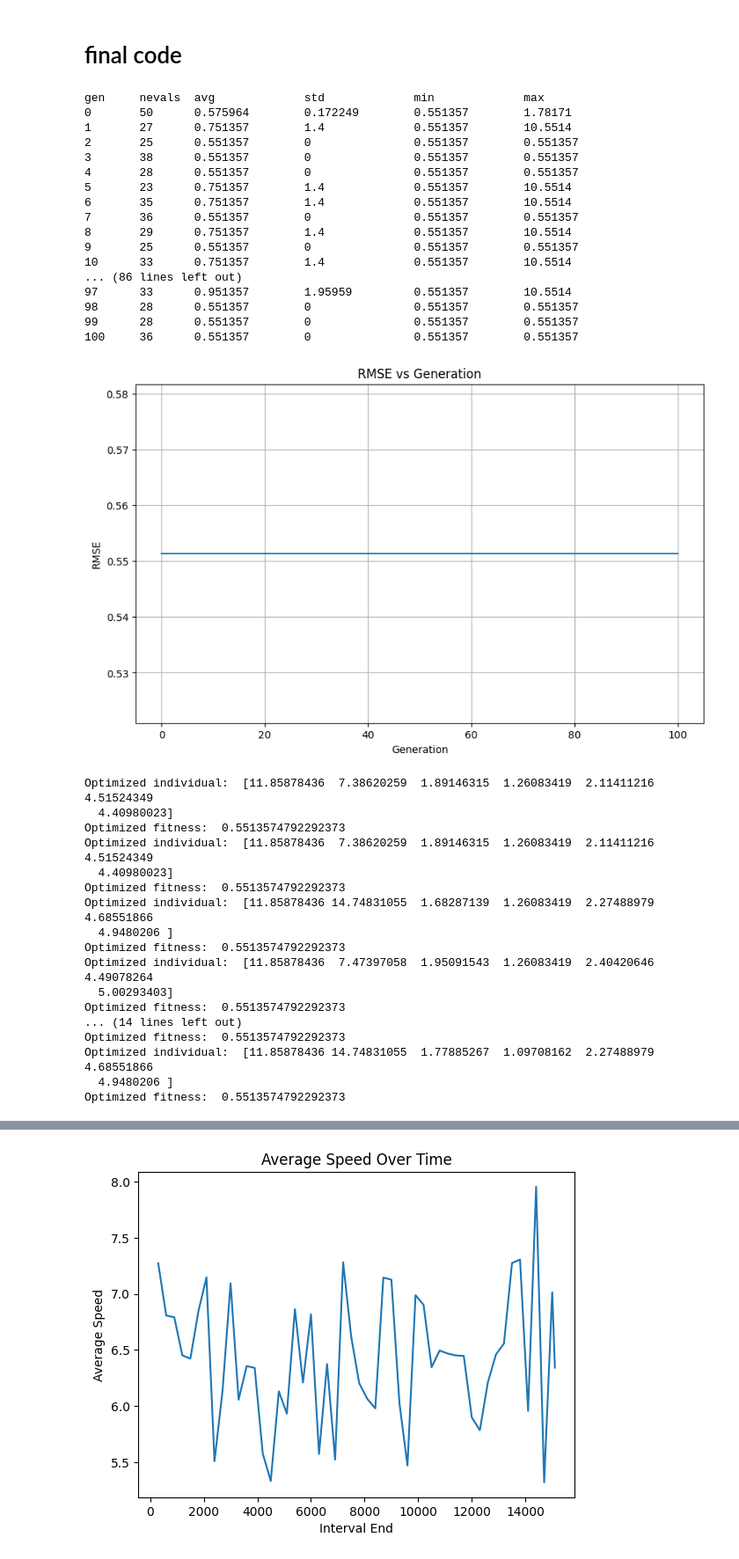
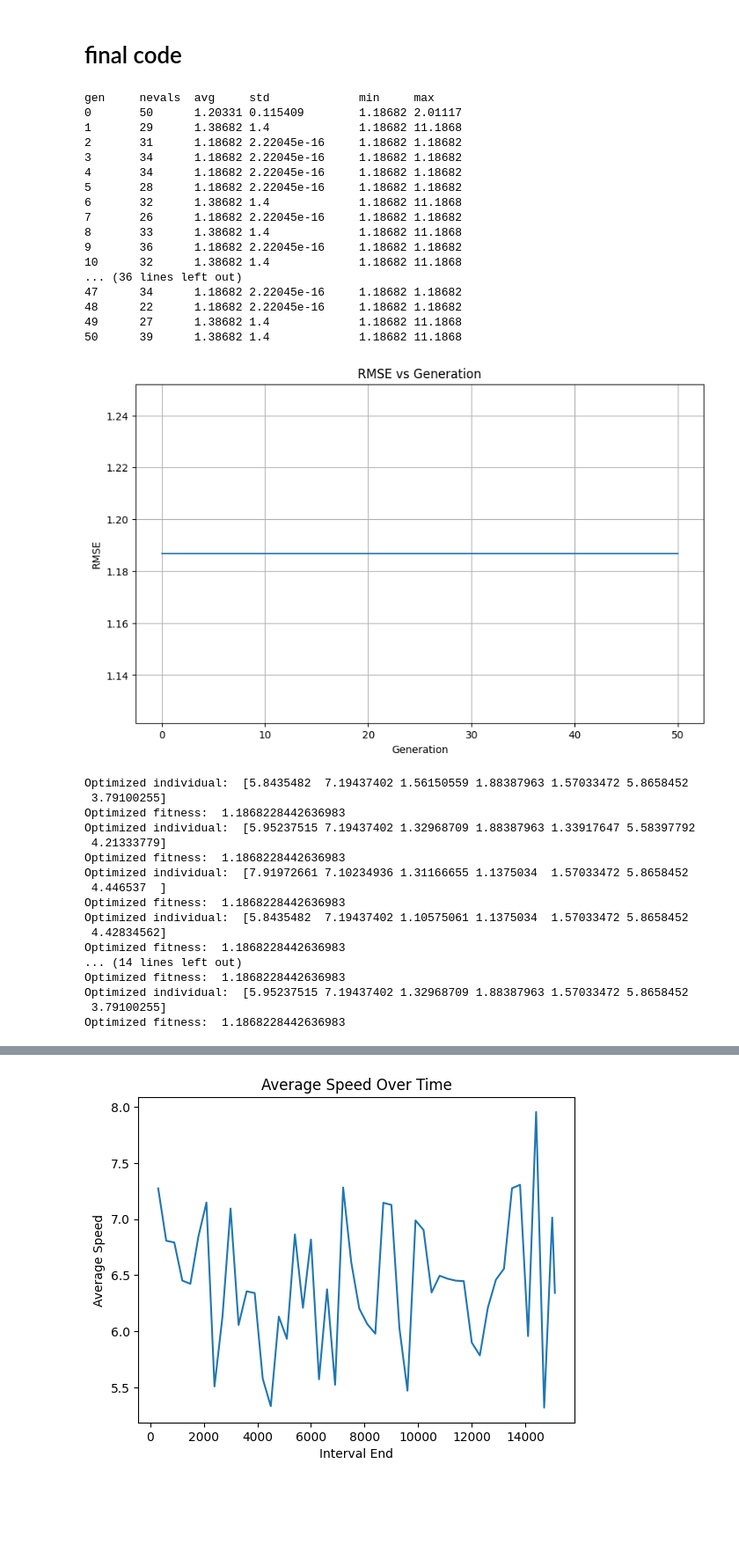
Before and after one commit to mkhaleghian/Frazier_Street_Diet_Project, a Jupyter notebook: ITSC_paper/speed_analysis.ipynb, the cells around one changed output, grey strips where cells are left out. Shown at 88% size. Saved outputs shown, nothing was run; the diff lists cells and outputs as text; code cells hidden in the pictures; blank space fills up the shorter version.

```diff
--- a/ITSC_paper/speed_analysis.ipynb
+++ b/ITSC_paper/speed_analysis.ipynb
@@ -80,7 +81,7 @@ speed_calibration_weekday['step_time_sec'] = np.arange(0, 14401, 300)
 # Also assuming 'intersection' column contains names of intersections
 
 # Filter data for the intersection 'Market E' and separate into weekday and weekend
-market_e_data = grouped_averages[grouped_averages['intersection'] == 'Market E']
+market_e_data = grouped_averages[grouped_averages['intersection'] == 'Forest W']
 
 weekday_data_market_e = market_e_data[market_e_data['day_type'] == 'Weekday'].copy()
 weekend_data_market_e = market_e_data[market_e_data['day_type'] == 'Weekend'].copy()
@@ -694,7 +710,7 @@ stats.register("min", np.min)
 stats.register("max", np.max)
 
 # Run the GA
-pop, logbook = algorithms.eaSimple(population, toolbox, cxpb=0.5, mutpb=0.2, ngen=100,
+pop, logbook = algorithms.eaSimple(population, toolbox, cxpb=0.5, mutpb=0.2, ngen=50,
                                    stats=stats, verbose=True)
 
 # Extract data from the logbook
@@ -724,68 +740,71 @@ def calculate_fitness(individual):
 
     # Add a penalty term for unrealistic parameter values
     penalty = 0
     if individual[0] < 5 or individual[0] > 18:
         penalty += 10
     if individual[1] < 5 or individual[1] > 18:
         penalty += 10
     if individual[2] < 1 or individual[2] > 2:
         penalty += 10
     if individual[3] < 1 or individual[3] > 2:
         penalty += 10
     if individual[4] < 1 or individual[4] > 3:
         penalty += 10
     if individual[5] < 3 or individual[5] > 6:
         penalty += 10
     if individual[6] < 3 or individual[6] > 6:
         penalty += 10
 
 
     return rmse + penalty
 
 # Use gradient descent to further optimize the best individuals
 for individual in best_individuals:
     result = minimize(calculate_fitness, individual, method='L-BFGS-B')
     print("Optimized individual: ", result.x)
     print("Optimized fitness: ", result.fun)
 
     #Optimized individual:  [15.53288232 14.00027863  1.38582304  1.72713235  1.82132215  5.463872  5.14507628]
     #Optimized fitness:  0.5504518971974691
+
+    #Optimized individual:  [13.37285679  7.58103488  1.76788126  1.35164969  1.71458283  4.03970519  4.57516169]
+     #Optimized fitness:  0.47476576368537676
 # %% [output]
-gen     nevals  avg             std             min             max
-0       50      0.575964        0.172249        0.551357        1.78171
-1       27      0.751357        1.4             0.551357        10.5514
-2       25      0.551357        0               0.551357        0.551357
-3       38      0.551357        0               0.551357        0.551357
-4       28      0.551357        0               0.551357        0.551357
-5       23      0.751357        1.4             0.551357        10.5514
-6       35      0.751357        1.4             0.551357        10.5514
-7       36      0.551357        0               0.551357        0.551357
-8       29      0.751357        1.4             0.551357        10.5514
-9       25      0.551357        0               0.551357        0.551357
-10      33      0.751357        1.4             0.551357        10.5514
-... (86 lines left out)
-97      33      0.951357        1.95959         0.551357        10.5514
-98      28      0.551357        0               0.551357        0.551357
-99      28      0.551357        0               0.551357        0.551357
-100     36      0.551357        0               0.551357        0.551357
+gen     nevals  avg     std             min     max
+0       50      1.20331 0.115409        1.18682 2.01117
+1       29      1.38682 1.4             1.18682 11.1868
+2       31      1.18682 2.22045e-16     1.18682 1.18682
+3       34      1.18682 2.22045e-16     1.18682 1.18682
+4       34      1.18682 2.22045e-16     1.18682 1.18682
+5       28      1.18682 2.22045e-16     1.18682 1.18682
+6       32      1.38682 1.4             1.18682 11.1868
+7       26      1.18682 2.22045e-16     1.18682 1.18682
+8       33      1.38682 1.4             1.18682 11.1868
+9       36      1.18682 2.22045e-16     1.18682 1.18682
+10      32      1.38682 1.4             1.18682 11.1868
+... (36 lines left out)
+47      34      1.18682 2.22045e-16     1.18682 1.18682
+48      22      1.18682 2.22045e-16     1.18682 1.18682
+49      27      1.38682 1.4             1.18682 11.1868
+50      39      1.38682 1.4             1.18682 11.1868
-[figure, old version]
+[figure, new version]
-Optimized individual:  [11.85878436  7.38620259  1.89146315  1.26083419  2.11411216  4.51524349
-  4.40980023]
-Optimized fitness:  0.5513574792292373
-Optimized individual:  [11.85878436  7.38620259  1.89146315  1.26083419  2.11411216  4.51524349
-  4.40980023]
-Optimized fitness:  0.5513574792292373
-Optimized individual:  [11.85878436 14.74831055  1.68287139  1.26083419  2.27488979  4.68551866
-  4.9480206 ]
-Optimized fitness:  0.5513574792292373
-Optimized individual:  [11.85878436  7.47397058  1.95091543  1.26083419  2.40420646  4.49078264
-  5.00293403]
-Optimized fitness:  0.5513574792292373
+Optimized individual:  [5.8435482  7.19437402 1.56150559 1.88387963 1.57033472 5.8658452
+ 3.79100255]
+Optimized fitness:  1.1868228442636983
+Optimized individual:  [5.95237515 7.19437402 1.32968709 1.88387963 1.33917647 5.58397792
+ 4.21333779]
+Optimized fitness:  1.1868228442636983
+Optimized individual:  [7.91972661 7.10234936 1.31166655 1.1375034  1.57033472 5.8658452
+ 4.446537  ]
+Optimized fitness:  1.1868228442636983
+Optimized individual:  [5.8435482  7.19437402 1.10575061 1.1375034  1.57033472 5.8658452
+ 4.42834562]
+Optimized fitness:  1.1868228442636983
 ... (14 lines left out)
-Optimized fitness:  0.5513574792292373
-Optimized individual:  [11.85878436 14.74831055  1.77885267  1.09708162  2.27488979  4.68551866
-  4.9480206 ]
-Optimized fitness:  0.5513574792292373
+Optimized fitness:  1.1868228442636983
+Optimized individual:  [5.95237515 7.19437402 1.32968709 1.88387963 1.57033472 5.8658452
+ 3.79100255]
+Optimized fitness:  1.1868228442636983
 # %%
 traci.close()
 # %%
```
Also changed, not shown: parts of 9 cells of this notebook, 3 other files.
